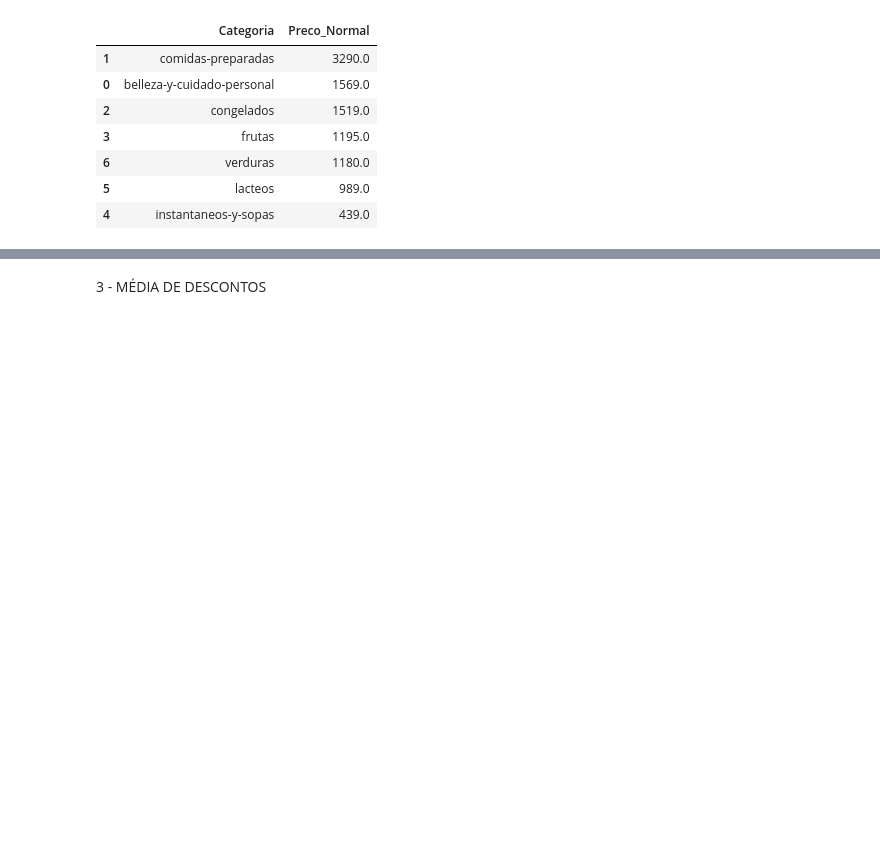
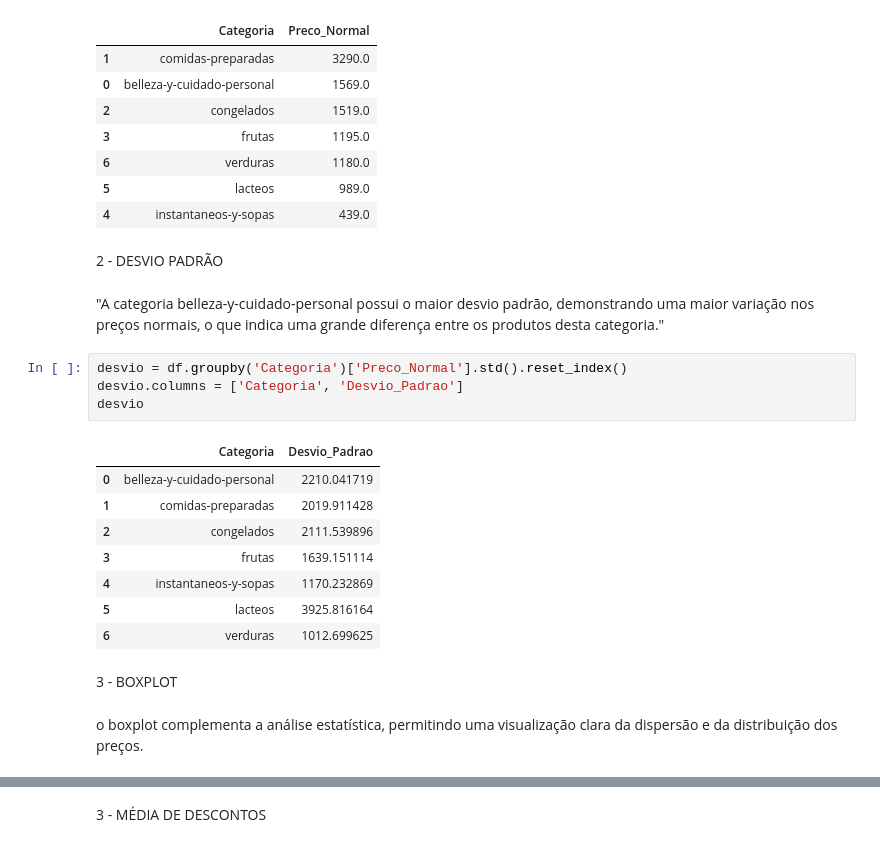
Before and after one commit to Kethellem/cursopython, a Jupyter notebook: AnaliseDesconto.ipynb, the cells around one changed output, grey strips where cells are left out. Cells and saved outputs as stored; diff of their text form; blank space fills up the shorter version.

```diff
--- a/AnaliseDesconto.ipynb
+++ b/AnaliseDesconto.ipynb
@@ -73,3 +76,24 @@ df.groupby('Categoria')['Preco_Normal'].median().reset_index().sort_values(by='P
 | 6 | verduras | 1180.0 |
 | 5 | lacteos | 989.0 |
 | 4 | instantaneos-y-sopas | 439.0 |
+# %% [markdown]
+2 - DESVIO PADRÃO
+# %% [markdown]
+"A categoria belleza-y-cuidado-personal possui o maior desvio padrão, demonstrando uma maior variação nos preços normais, o que indica uma grande diferença entre os produtos desta categoria."
+# %%
+desvio = df.groupby('Categoria')['Preco_Normal'].std().reset_index()
+desvio.columns = ['Categoria', 'Desvio_Padrao']
+desvio
+# %% [output]
+|  | Categoria | Desvio_Padrao |
+| 0 | belleza-y-cuidado-personal | 2210.041719 |
+| 1 | comidas-preparadas | 2019.911428 |
+| 2 | congelados | 2111.539896 |
+| 3 | frutas | 1639.151114 |
+| 4 | instantaneos-y-sopas | 1170.232869 |
+| 5 | lacteos | 3925.816164 |
+| 6 | verduras | 1012.699625 |
+# %% [markdown]
+3 - BOXPLOT
+# %% [markdown]
+o boxplot complementa a análise estatística, permitindo uma visualização clara da dispersão e da distribuição dos preços.
```
Also changed, not shown: parts of 7 cells of this notebook.
